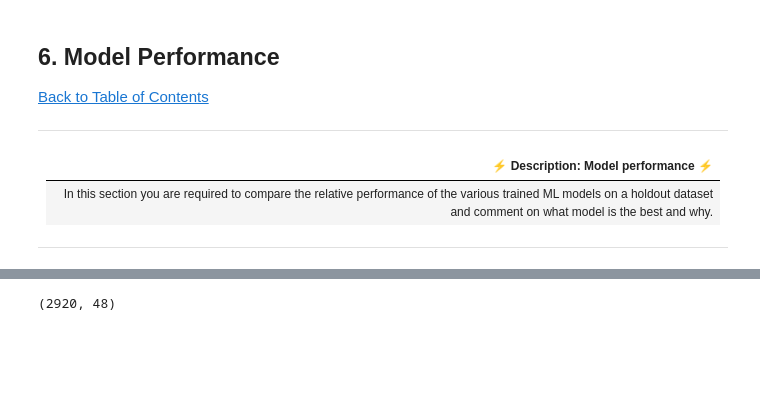
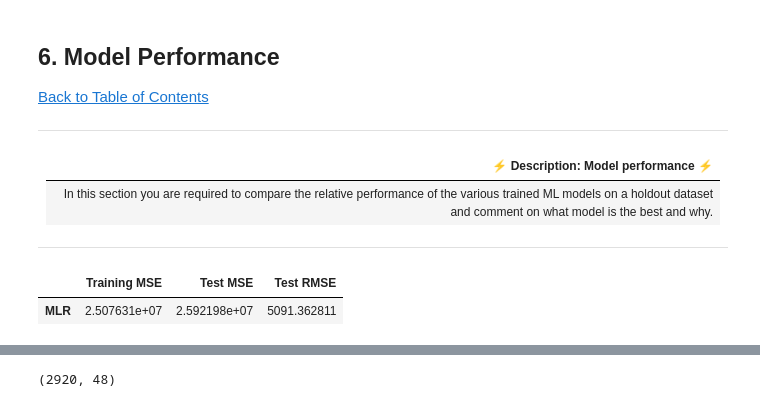
Before and after one commit to Explore-AI/load-shortfall-regression-predict-api, a Jupyter notebook: Advanced_Regression/Advanced-Regression-Starter-Data/starter-notebook.ipynb, the cells around one changed output, grey strips where cells are left out. Saved outputs shown, nothing was run; the diff lists cells and outputs as text; code cells hidden in the pictures; blank space fills up the shorter version.

```diff
--- a/Advanced_Regression/Advanced-Regression-Starter-Data/starter-notebook.ipynb
+++ b/Advanced_Regression/Advanced-Regression-Starter-Data/starter-notebook.ipynb
@@ -250,3 +335,6 @@ plt.show()
+# %%
+train_features = pd.DataFrame(train_scaled,columns=focus_features)
+test_features = pd.DataFrame(test_scaled,columns=focus_features)
 # %% [markdown]
 <a id="five"></a>
 ## 5. Modelling
@@ -262,5 +350,5 @@ plt.show()
 ---
 # %%
 # split data
-df_test = pd.read_csv('df_test.csv')
-df_train.columns
+
+X_train, X_test, y_train, y_test = train_test_split(train_features, targets, test_size=0.2, random_state=50)
@@ -301,3 +362,5 @@ formula_str
+# %%
+X_train['load_shortfall_3h'] = y_train['load_shortfall_3h']
 # %%
 # create one or more ML models
 lm = LinearRegression()
@@ -307,6 +370,7 @@ model=sm.ols(formula=formula_str, data=model_cols)
 # %%
 # evaluate one or more ML models
-lm.fit(features,targets)
+
+lm.fit(X_train.drop(['load_shortfall_3h'],axis=1),y_train)
 
 #linear regression from stats models
 fitted = model.fit()
@@ -326,7 +390,27 @@ fitted = model.fit()
 # %%
 # Compare model performance
 beta_0 = float(lm.intercept_)
-beta_js = pd.DataFrame(lm.coef_[0], features.columns, columns=['Coefficient'])
+beta_js = pd.DataFrame(lm.coef_[0], fina_train.columns, columns=['Coefficient'])
+
+# dictionary of results
+results_dict = {'Training MSE':
+                    {
+                        "MLR": metrics.mean_squared_error(y_train, lm.predict(X_train.drop(['load_shortfall_3h'],axis=1)))
+                    },
+                'Test MSE':
+                    {
+                        "MLR": metrics.mean_squared_error(y_test, lm.predict(X_test))
+                    },
+                'Test RMSE':
+                    {
+                        "MLR": math.sqrt(metrics.mean_squared_error(y_test, lm.predict(X_test)))
+                    }
+                }
+results_df = pd.DataFrame(data=results_dict)
+results_df
+# %% [output]
+|  | Training MSE | Test MSE | Test RMSE |
+| MLR | 2.507631e+07 | 2.592198e+07 | 5091.362811 |
 # %%
 #model performance summary from Stats Models
 print(fitted.summary())
```
Also changed, not shown: parts of 19 cells of this notebook, 1 other file.
